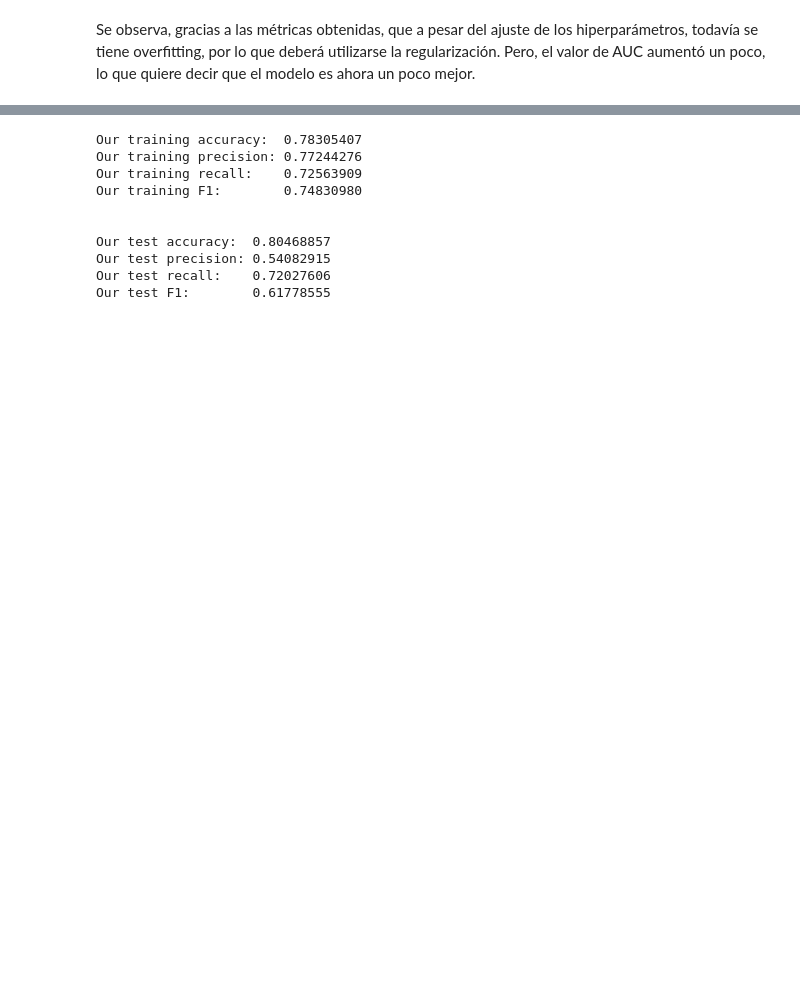
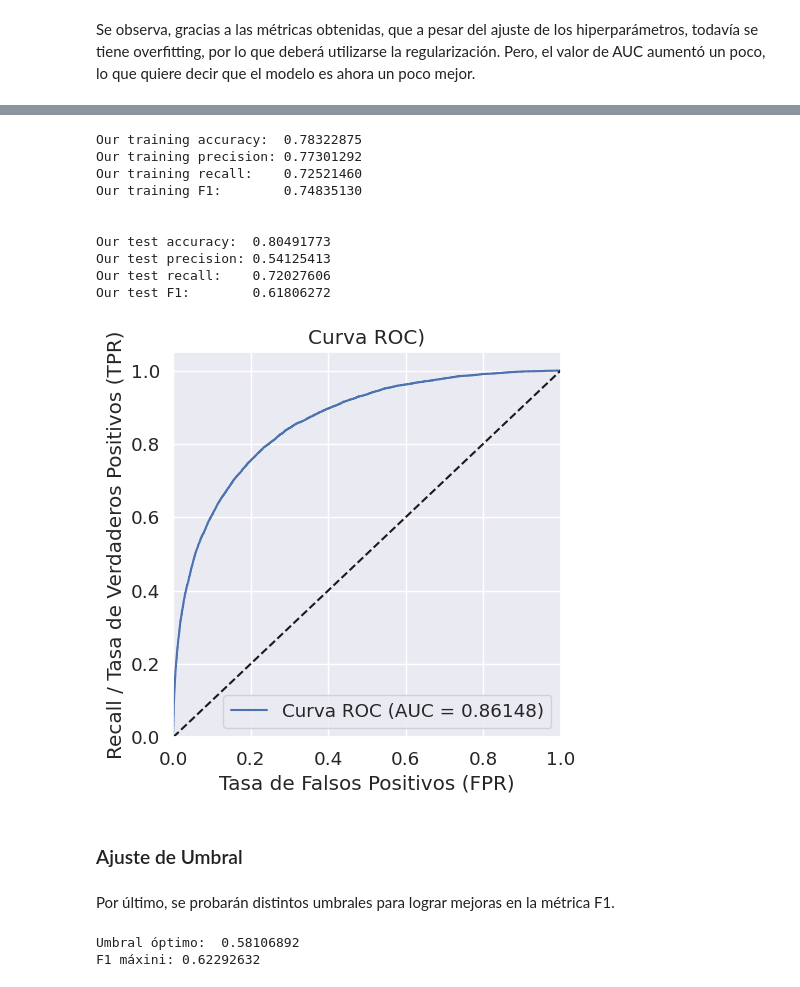
Before and after one commit to danib08/Reconocimiento-de-Patrones, a Jupyter notebook: Proyecto1.ipynb, the cells around one changed output, grey strips where cells are left out. Saved outputs shown, nothing was run; the diff lists cells and outputs as text; code cells hidden in the pictures; blank space fills up the shorter version.

Commit message:
Rain - Logreg finished

```diff
--- a/Proyecto1.ipynb
+++ b/Proyecto1.ipynb
@@ -607,5 +607,6 @@ plt.show()
 # %%
-our_logreg_reg = OurLogisticRegression(best_params['lr'], 20000, True, lambda_=20)
+our_logreg_reg = OurLogisticRegression(best_params['lr'], 20000, True, lambda_=8)
+
 our_logreg_reg.fit(X_resampled, y_resampled)
 
 y_pred_logreg_reg = our_logreg_reg.predict(X_test, threshold=0.5)
@@ -634,13 +639,44 @@ print('Our test precision: {0:0.8f}'. format(our_logreg_balanced_precision))
 print('Our test recall:    {0:0.8f}'. format(our_logreg_balanced_recall))
 print('Our test F1:        {0:0.8f}'. format(our_logreg_balanced_f1))
 # %% [output]
-Our training accuracy:  0.78305407
-Our training precision: 0.77244276
-Our training recall:    0.72563909
-Our training F1:        0.74830980
+Our training accuracy:  0.78322875
+Our training precision: 0.77301292
+Our training recall:    0.72521460
+Our training F1:        0.74835130
 
 
-Our test accuracy:  0.80468857
-Our test precision: 0.54082915
+Our test accuracy:  0.80491773
+Our test precision: 0.54125413
 Our test recall:    0.72027606
-Our test F1:        0.61778555
+Our test F1:        0.61806272
+# %%
+fpr, tpr, thresholds = roc_curve(y_test, y_prob_logreg_reg)
+roc_auc_curve = auc(fpr, tpr)
+
+# gráfica ROC
+plt.figure(figsize=(5, 5))
+plt.plot(fpr, tpr, label=f'Curva ROC (AUC = {roc_auc_curve:.5f})')
+plt.plot([0, 1], [0, 1], 'k--')
+plt.xlim([0.0, 1.0])
+plt.ylim([0.0, 1.05])
+plt.xlabel('Tasa de Falsos Positivos (FPR)')
+plt.ylabel('Recall / Tasa de Verdaderos Positivos (TPR)')
+plt.title('Curva ROC)')
+plt.legend(loc="lower right")
+plt.show()
+# %% [output]
+[figure, added]
+# %% [markdown]
+### Ajuste de Umbral
+# %% [markdown]
+Por último, se probarán distintos umbrales para lograr mejoras en la métrica F1.
+# %%
+f1_scores = [f1_score(y_test, y_prob_logreg_reg >= threshold) for threshold in thresholds]
+optimal_threshold = thresholds[np.argmax(f1_scores)]
+optimal_f1 = max(f1_scores)
+
+print('Umbral óptimo:  {0:0.8f}'. format(optimal_threshold))
+print('F1 máxini: {0:0.8f}'. format(optimal_f1))
+# %% [output]
+Umbral óptimo:  0.58106892
+F1 máxini: 0.62292632
```
Also changed, not shown: parts of 16 cells of this notebook.
